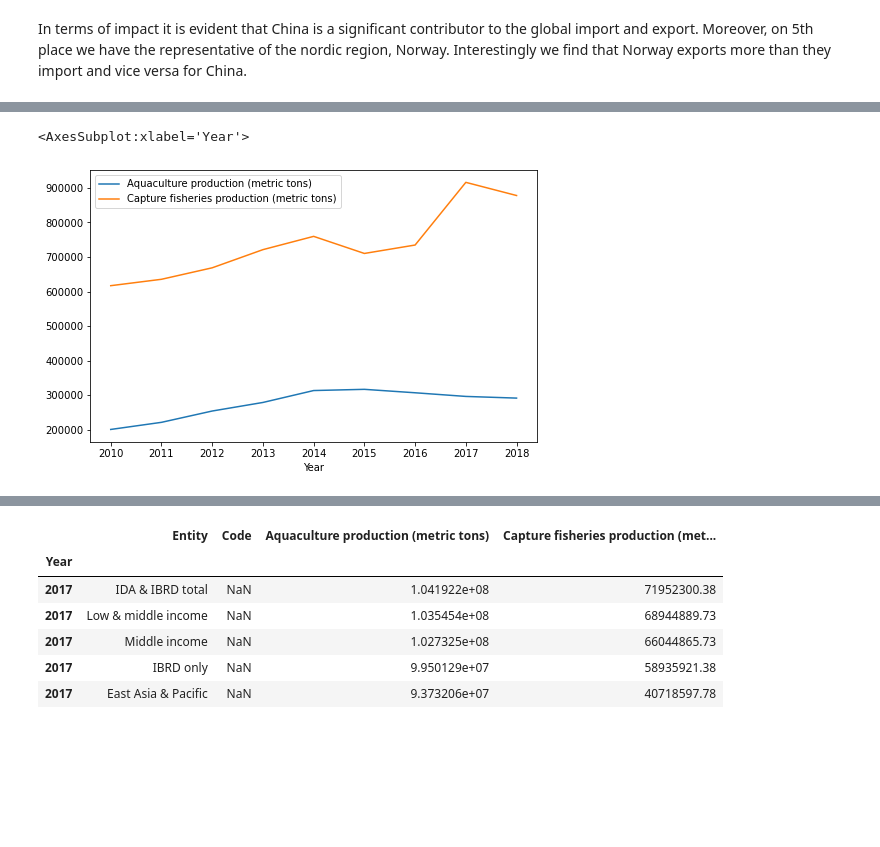
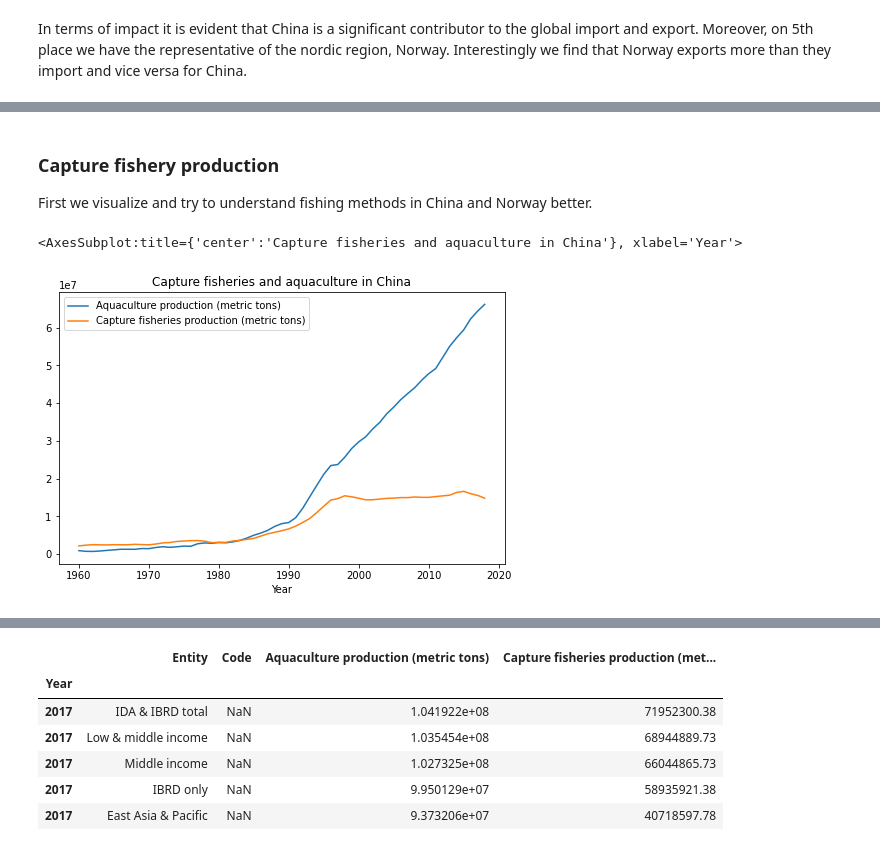
Before and after one commit to simonmoesorensen/socialdata-overfishing, a Jupyter notebook: explainer-notebook.ipynb, the cells around one changed output, grey strips where cells are left out. Cells and saved outputs as stored; diff of their text form; code cells hidden in the pictures; blank space fills up the shorter version.

```diff
--- a/explainer-notebook.ipynb
+++ b/explainer-notebook.ipynb
@@ -1101,7 +1107,11 @@ In terms of impact it is evident that China is a significant contributor to the
+# %% [markdown]
+### Capture fishery production
+
+First we visualize and try to understand fishing methods in China and Norway better.
 # %%
 fish_prod = pd.read_csv('data/capture-fisheries-vs-aquaculture.csv')
 fish_prod = fish_prod.set_index('Year')
-fish_prod.query('Entity == "Nigeria" and Year >= 2010').plot(figsize=(8, 5))
+fish_prod.query('Entity == "China"').plot(figsize=(8, 5), title='Capture fisheries and aquaculture in China')
 # %% [output]
-<AxesSubplot:xlabel='Year'>
+<AxesSubplot:title={'center':'Capture fisheries and aquaculture in China'}, xlabel='Year'>
-[figure, old version]
+[figure, new version]
```
Also changed, not shown: parts of 27 cells of this notebook, 1 other file.
